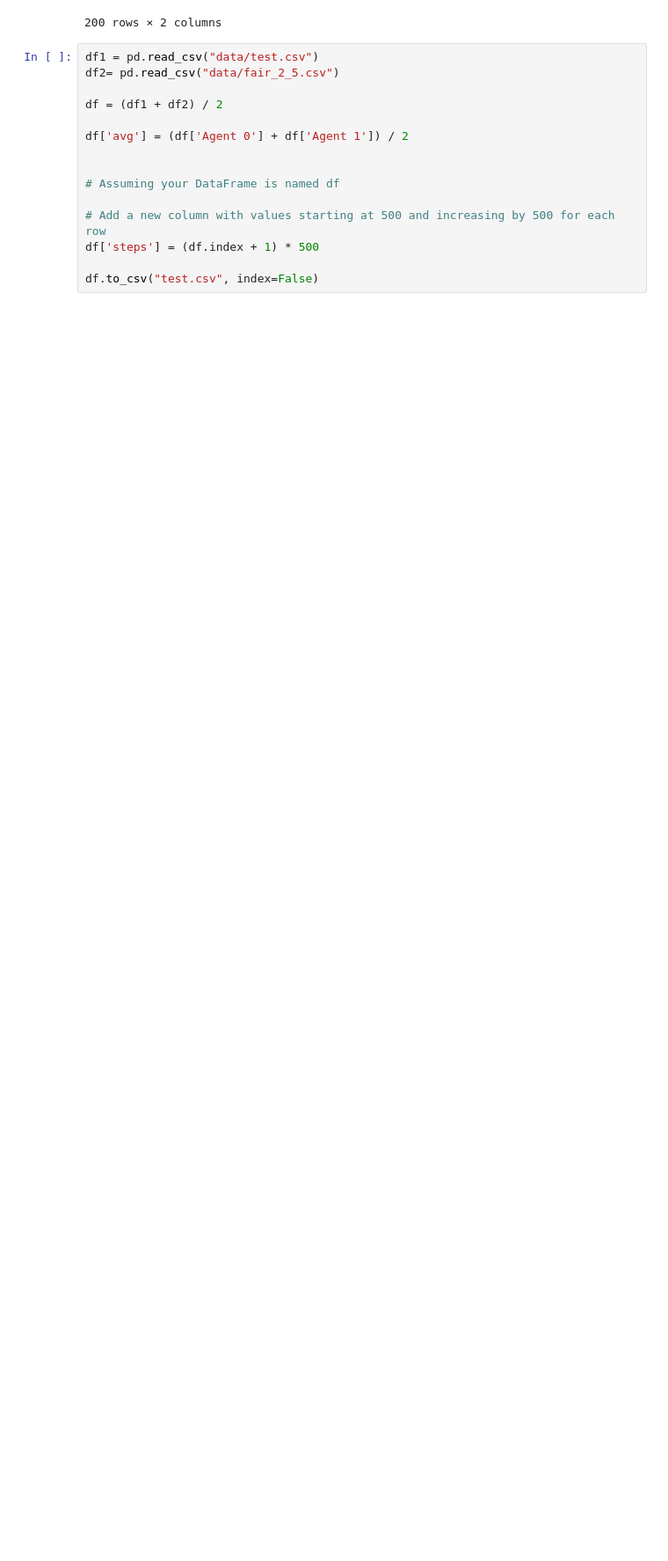
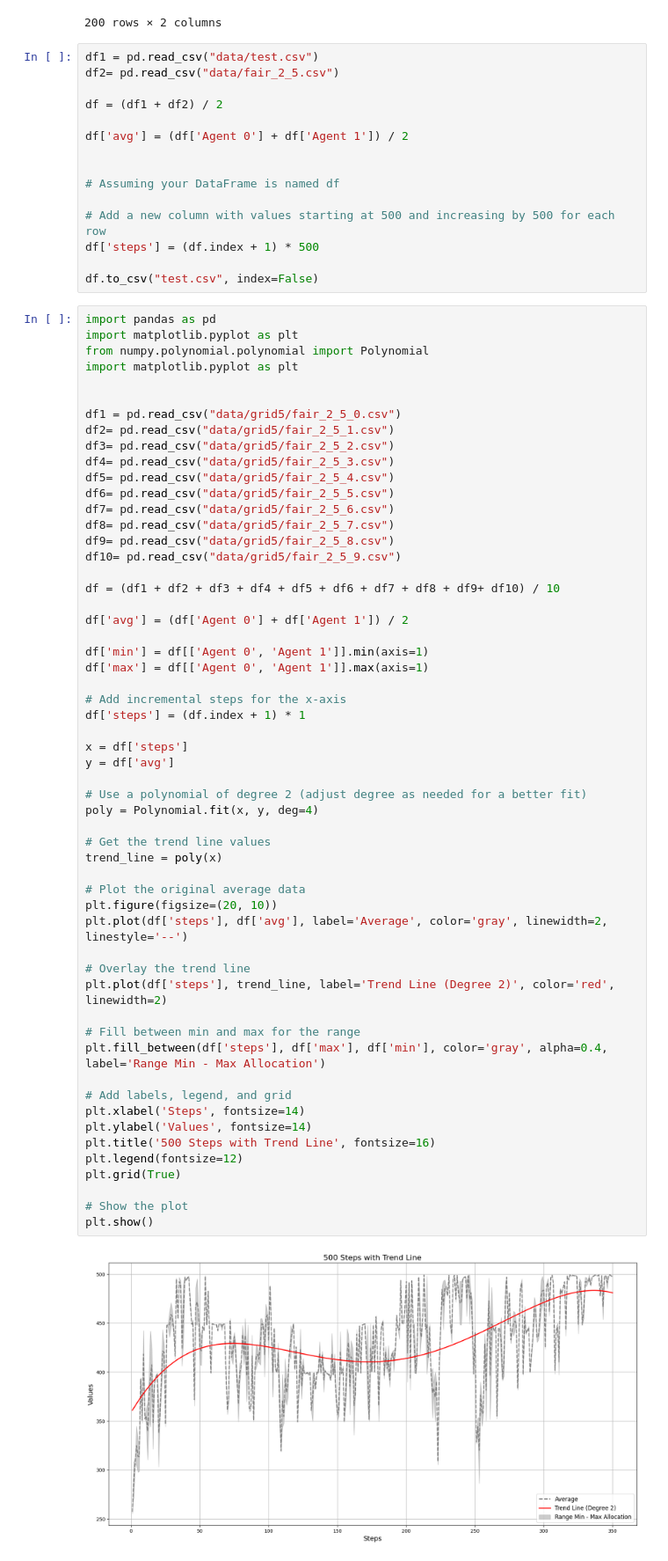
Before and after one commit to arshiarafiei/RL-HP, a Jupyter notebook: main.ipynb, the cells around one changed output. Shown at 88% size. Drawn from its saved outputs; the diff is of its cells as text; blank space fills up the shorter version.

```diff
--- a/main.ipynb
+++ b/main.ipynb
@@ -1140,6 +1140,64 @@ df['avg'] = (df['Agent 0'] + df['Agent 1']) / 2
 df['steps'] = (df.index + 1) * 500
 
 df.to_csv("test.csv", index=False)
+# %%
+import pandas as pd
+import matplotlib.pyplot as plt
+from numpy.polynomial.polynomial import Polynomial
+import matplotlib.pyplot as plt
+
+
+df1 = pd.read_csv("data/grid5/fair_2_5_0.csv")
+df2= pd.read_csv("data/grid5/fair_2_5_1.csv")
+df3= pd.read_csv("data/grid5/fair_2_5_2.csv")
+df4= pd.read_csv("data/grid5/fair_2_5_3.csv")
+df5= pd.read_csv("data/grid5/fair_2_5_4.csv")
+df6= pd.read_csv("data/grid5/fair_2_5_5.csv")
+df7= pd.read_csv("data/grid5/fair_2_5_6.csv")
+df8= pd.read_csv("data/grid5/fair_2_5_7.csv")
+df9= pd.read_csv("data/grid5/fair_2_5_8.csv")
+df10= pd.read_csv("data/grid5/fair_2_5_9.csv")
+
+df = (df1 + df2 + df3 + df4 + df5 + df6 + df7 + df8 + df9+ df10) / 10
+
+df['avg'] = (df['Agent 0'] + df['Agent 1']) / 2
+
+df['min'] = df[['Agent 0', 'Agent 1']].min(axis=1)
+df['max'] = df[['Agent 0', 'Agent 1']].max(axis=1)
+
+# Add incremental steps for the x-axis
+df['steps'] = (df.index + 1) * 1
+
+x = df['steps']
+y = df['avg']
+
+# Use a polynomial of degree 2 (adjust degree as needed for a better fit)
+poly = Polynomial.fit(x, y, deg=4)
+
+# Get the trend line values
+trend_line = poly(x)
+
+# Plot the original average data
+plt.figure(figsize=(20, 10))
+plt.plot(df['steps'], df['avg'], label='Average', color='gray', linewidth=2, linestyle='--')
+
+# Overlay the trend line
+plt.plot(df['steps'], trend_line, label='Trend Line (Degree 2)', color='red', linewidth=2)
+
+# Fill between min and max for the range
+plt.fill_between(df['steps'], df['max'], df['min'], color='gray', alpha=0.4, label='Range Min - Max Allocation')
+
+# Add labels, legend, and grid
+plt.xlabel('Steps', fontsize=14)
+plt.ylabel('Values', fontsize=14)
+plt.title('500 Steps with Trend Line', fontsize=16)
+plt.legend(fontsize=12)
+plt.grid(True)
+
+# Show the plot
+plt.show()
+# %% [output]
+[figure, added]
 # %%
 import pandas as pd
 import matplotlib.pyplot as plt
```
Also changed, not shown: parts of 1 cell of this notebook, 34 other files.
